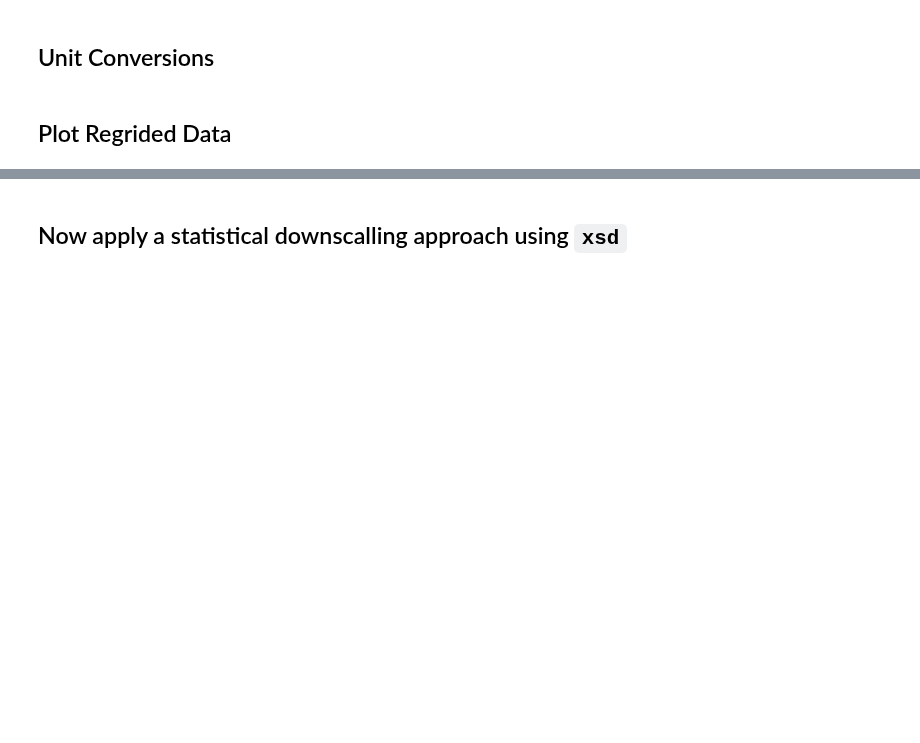
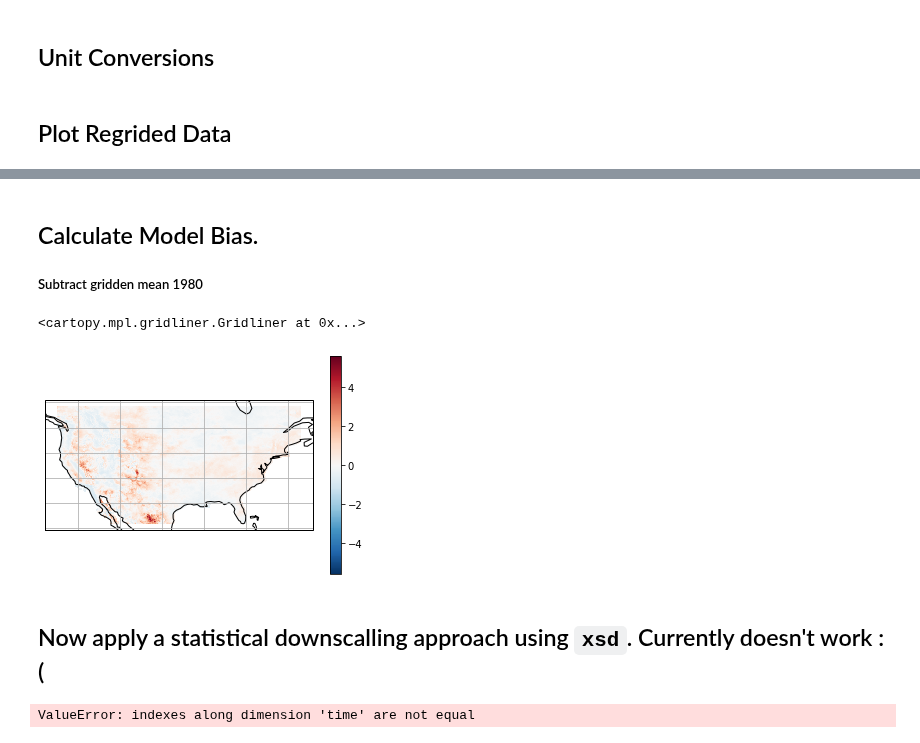
Before and after one commit to EricKeenan/cmip6-downscalling, a Jupyter notebook: notebooks/Regrid.ipynb, the cells around one changed output, grey strips where cells are left out. Cells and saved outputs as stored; diff of their text form; code cells hidden in the pictures; blank space fills up the shorter version.

```diff
--- a/notebooks/Regrid.ipynb
+++ b/notebooks/Regrid.ipynb
@@ -121,5 +96,23 @@ obs_ds = obs_ds.sel(time=slice(t0, tf))
+# %% [markdown]
+## Calculate Model Bias.
+##### Subtract gridden mean 1980
+# %%
+# Calculate model bias
+train_mean = train_ds.mean(dim='time').mean(dim='member_id')
+obs_mean = tgt_ds.mean(dim='time')
+train_bias = train_mean - obs_mean['pcp']
+train_bias_pct = train_bias / obs_mean['pcp']
+
+# Plot model bias
+ax = plt.axes(projection=ccrs.PlateCarree())
+train_bias_pct.plot.pcolormesh(ax=ax);
+ax.coastlines();
+ax.gridlines()
+# %% [output]
+<cartopy.mpl.gridliner.Gridliner at 0x...>
+[figure, added]
 # %% [markdown]
-## Now apply a statistical downscalling approach using `xsd`
+## Now apply a statistical downscalling approach using `xsd`. Currently doesn't work :(
 # %%
 # Make an empy predicting function
 class MyQM(QuantileMapper):
@@ -128,4 +121,6 @@ class MyQM(QuantileMapper):
 
 # Construct quantile mapping model and then apply on training and target datasets
 qm = PointWiseDownscaler(model=MyQM, dim='time')
-test = qm.fit(regridded_ds, obs_ds['pcp'])
+test = qm.fit(train_ds, tgt_ds['pcp'])
+# %% [output]
+ValueError: indexes along dimension 'time' are not equal
```
Also changed, not shown: parts of 8 cells of this notebook.
